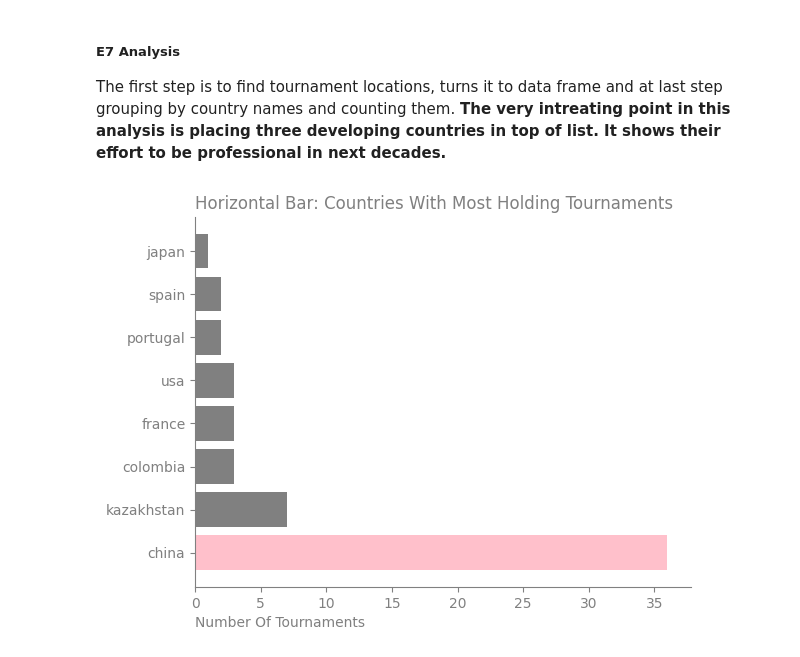
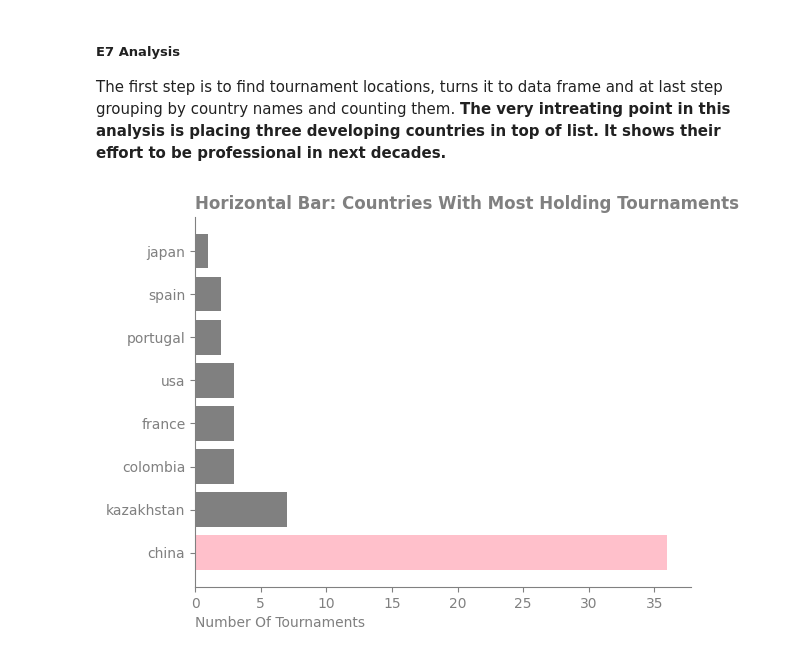
Before and after one commit to amin-eghbalian/data_analysis_tennis_peroject, a Jupyter notebook: tennis_project_data_analysis.ipynb, the cells around one changed output. Saved outputs shown, nothing was run; the diff lists cells and outputs as text; code cells hidden in the pictures.

```diff
--- a/tennis_project_data_analysis.ipynb
+++ b/tennis_project_data_analysis.ipynb
@@ -1244,18 +1291,18 @@ The first step is to find tournament locations, turns it to data frame and at la
 # %%
 ax = plt.subplot()
 
 clrs = ["grey" if (x < max(most_held_tournament_countries_df["number_of_tournament"]))
         else "pink" for x in most_held_tournament_countries_df["number_of_tournament"]]
 
 ax.barh(most_held_tournament_countries_df["tournament_slug"],
          most_held_tournament_countries_df["number_of_tournament"] , color=clrs)
-ax.set_title("Horizontal Bar: Countries With Most Holding Tournaments", loc="left", color="gray")
+ax.set_title("Horizontal Bar: Countries With Most Holding Tournaments", loc="left", color="gray", fontweight="bold")
 ax.set_xlabel("Number Of Tournaments", loc="left", color="gray")
 
 ax.spines[['right', 'top']].set_visible(False)
 ax.spines[['bottom', 'left']].set_color("gray")
 
 ax.tick_params(axis='x', colors='gray')
 ax.tick_params(axis='y', colors='gray')
 # %% [output]
-[figure, old version]
+[figure, new version]
```
Also changed, not shown: parts of 25 cells of this notebook, 1 other file.
